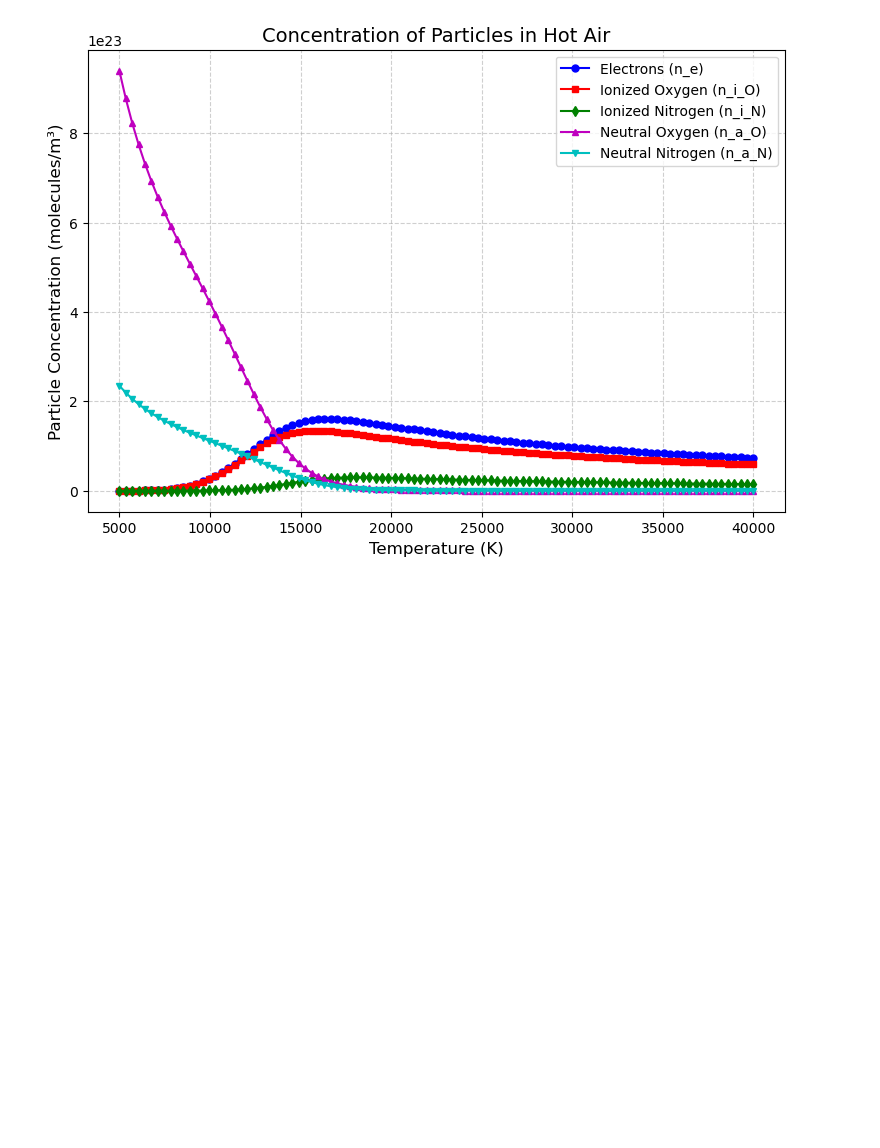
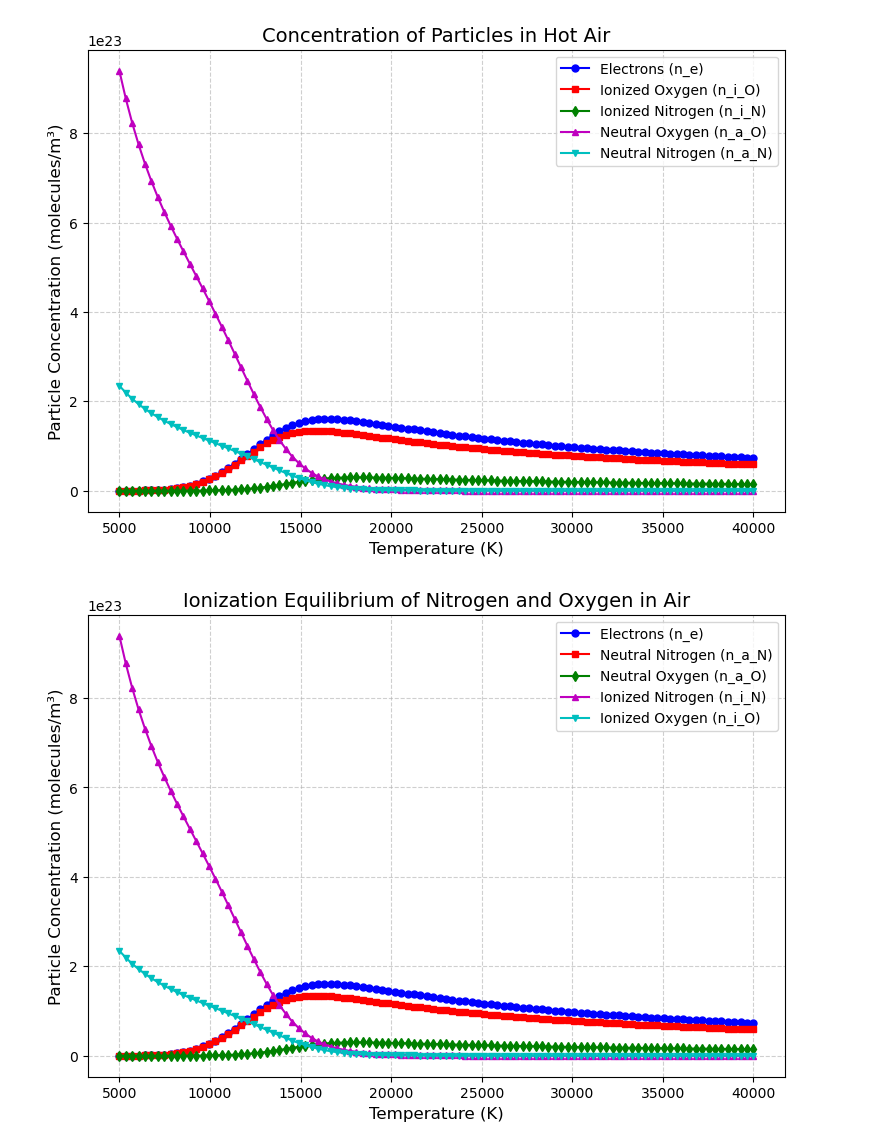
Before and after one commit to rezaaliasgarirenani/Plasma_Physics, a Jupyter notebook: Concentration_HotAir/concentration_air.ipynb, the cells around one changed output. Saved outputs shown, nothing was run; the diff lists cells and outputs as text; code cells hidden in the pictures; blank space fills up the shorter version.

Commit message:
Updates on coupling param, concentration MAC.

```diff
--- a/Concentration_HotAir/concentration_air.ipynb
+++ b/Concentration_HotAir/concentration_air.ipynb
@@ -84,3 +84,90 @@ plt.grid(True, linestyle='--', alpha=0.6)
 plt.show()
 # %% [output]
 [figure]
+# %%
+# %% [code]
+# 📚 Libraries
+import numpy as np
+from scipy.optimize import root
+from matplotlib import pyplot as plt
+
+# 📌 **Constants for Nitrogen and Oxygen**
+gi_N, gi_O = 4, 9   # Statistical weights for ionized Nitrogen/Oxygen
+ga_N, ga_O = 9, 4   # Statistical weights for neutral Nitrogen/Oxygen
+ge = 2              # Statistical weight for electrons
+m = 9.1093837e-31   # Electron mass (kg)
+h_ = 1.0545718e-34  # Reduced Planck's constant (J·s)
+k = 1.380649e-23    # Boltzmann constant (J/K)
+J_N = 12.067 * 1.60218e-19  # Ionization energy for Nitrogen (J)
+J_O = 15.58 * 1.60218e-19   # Ionization energy for Oxygen (J)
+P_atm = 101325      # Atmospheric pressure in Pascals
+p = 0.8             # Pressure fraction in atm
+R = 8.314           # Universal gas constant (J/(mol·K))
+Na = 6.02214076e23  # Avogadro's number (corrected)
+
+# 🌡 **Temperature range (K)**
+Temp = np.linspace(40000, 5000, 100)
+
+# 📌 **Fixed Saha functions for Nitrogen and Oxygen**
+def f1(T):
+    """ Computes Saha equilibrium factor for Nitrogen """
+    return (gi_N * ge / ga_N) * (m * k * T / (2 * np.pi * h_**2))**(3/2) * np.exp(-J_N / (k * T)) / Na
+
+def f2(T):
+    """ Computes Saha equilibrium factor for Oxygen """
+    return (gi_O * ge / ga_O) * (m * k * T / (2 * np.pi * h_**2))**(3/2) * np.exp(-J_O / (k * T)) / Na
+
+# 🔢 **Initial guess for densities**: [n_e, n_a_N, n_a_O, n_i_N, n_i_O]
+n = [1e-10, 1e-10, 1e-10, 1e-10, 1e-10]
+dat = [[] for _ in range(len(n))]  # Storage for densities
+
+# 📌 **System of equations for plasma equilibrium**
+def equations(vars, T):
+    """ Defines the system of equations for ionization equilibrium """
+    x, y, z, u, v = vars
+    eq1 = x * y - u * f1(T)  # Saha equation for Nitrogen
+    eq2 = x * z - v * f2(T)  # Saha equation for Oxygen
+    eq3 = (p * P_atm) / (T * R) - x - y - z - u - v  # Equation of state
+    eq4 = x - y - z  # Electron charge neutrality
+    eq5 = y + u - 4 * z - 4 * v  # Charge balance
+    return [eq1, eq2, eq3, eq4, eq5]
+
+# 🔄 **Solve numerically for each temperature**
+for T in Temp:
+    sol = root(equations, n, args=(T,))
+    if sol.success:
+        n = sol.x  # Update guess for next iteration
+        for i in range(len(n)):
+            dat[i].append(n[i] * Na)  # Convert to molecules/m³
+    else:
+        print(f"⚠️ Warning: Solution did not converge at T = {T} K")
+
+# 📌 **Labels for species**
+species_labels = [
+    'Electrons (n_e)', 'Neutral Nitrogen (n_a_N)', 'Neutral Oxygen (n_a_O)',
+    'Ionized Nitrogen (n_i_N)', 'Ionized Oxygen (n_i_O)'
+]
+
+# 🎨 **Colors & Markers for Better Visibility**
+colors = ['b', 'r', 'g', 'm', 'c']  # Blue, Red, Green, Magenta, Cyan
+markers = ['o', 's', 'd', '^', 'v']  # Circle, Square, Diamond, Triangle-Up, Triangle-Down
+
+# 📊 **Plot the Results**
+plt.figure(figsize=(9, 6))
+for i in range(len(n)):
+    plt.plot(Temp, dat[i], linestyle='-', marker=markers[i], markersize=5, color=colors[i], linewidth=1.5,
+             label=species_labels[i])
+
+# 📌 **Labels and Title**
+plt.xlabel('Temperature (K)', fontsize=12)
+plt.ylabel('Particle Concentration (molecules/m³)', fontsize=12)
+plt.title("Ionization Equilibrium of Nitrogen and Oxygen in Air", fontsize=14)
+
+# 📌 **Grid and Legend**
+plt.legend(fontsize=10)
+plt.grid(True, linestyle='--', alpha=0.6)
+
+# 📌 **Show the Plot**
+plt.show()
+# %% [output]
+[figure, added]
```
Also changed, not shown: 1 other file.
